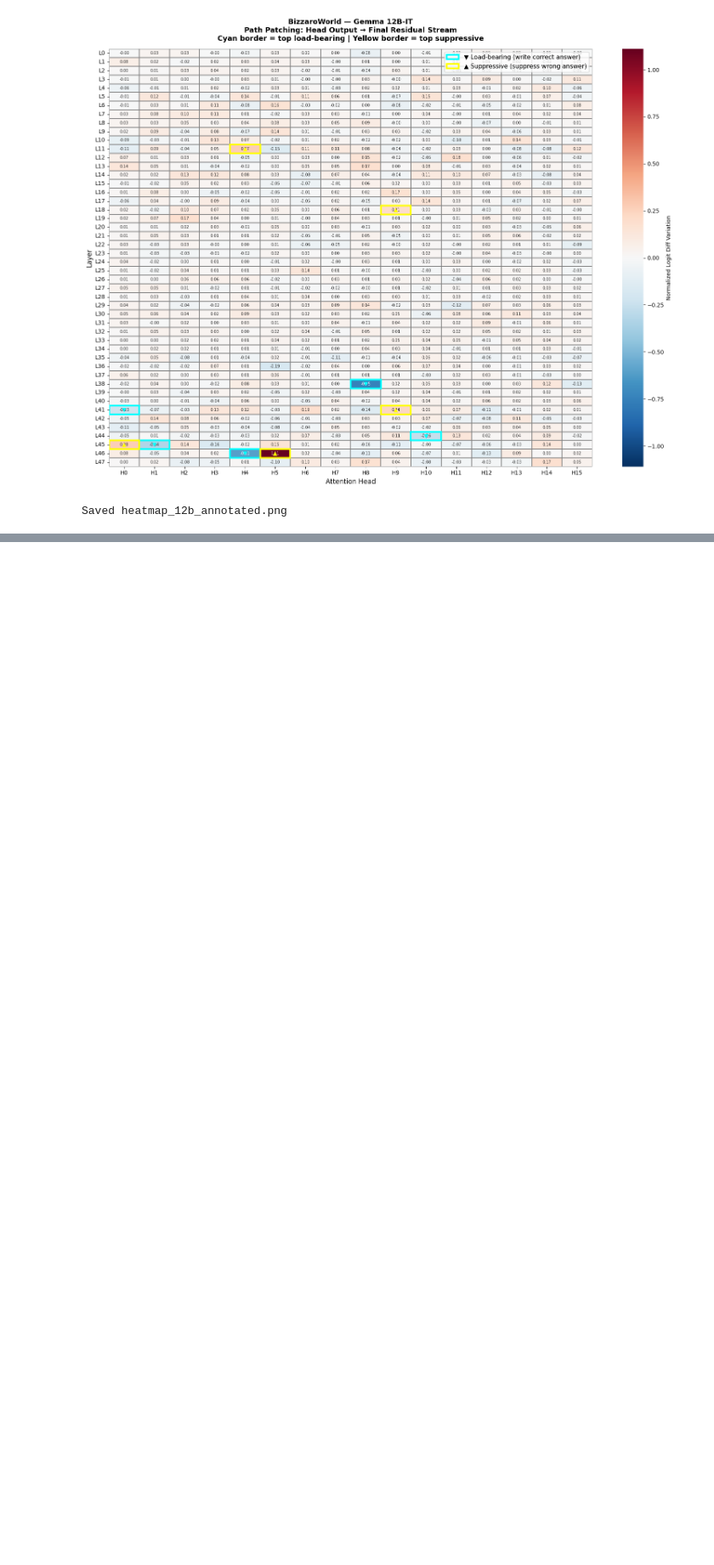
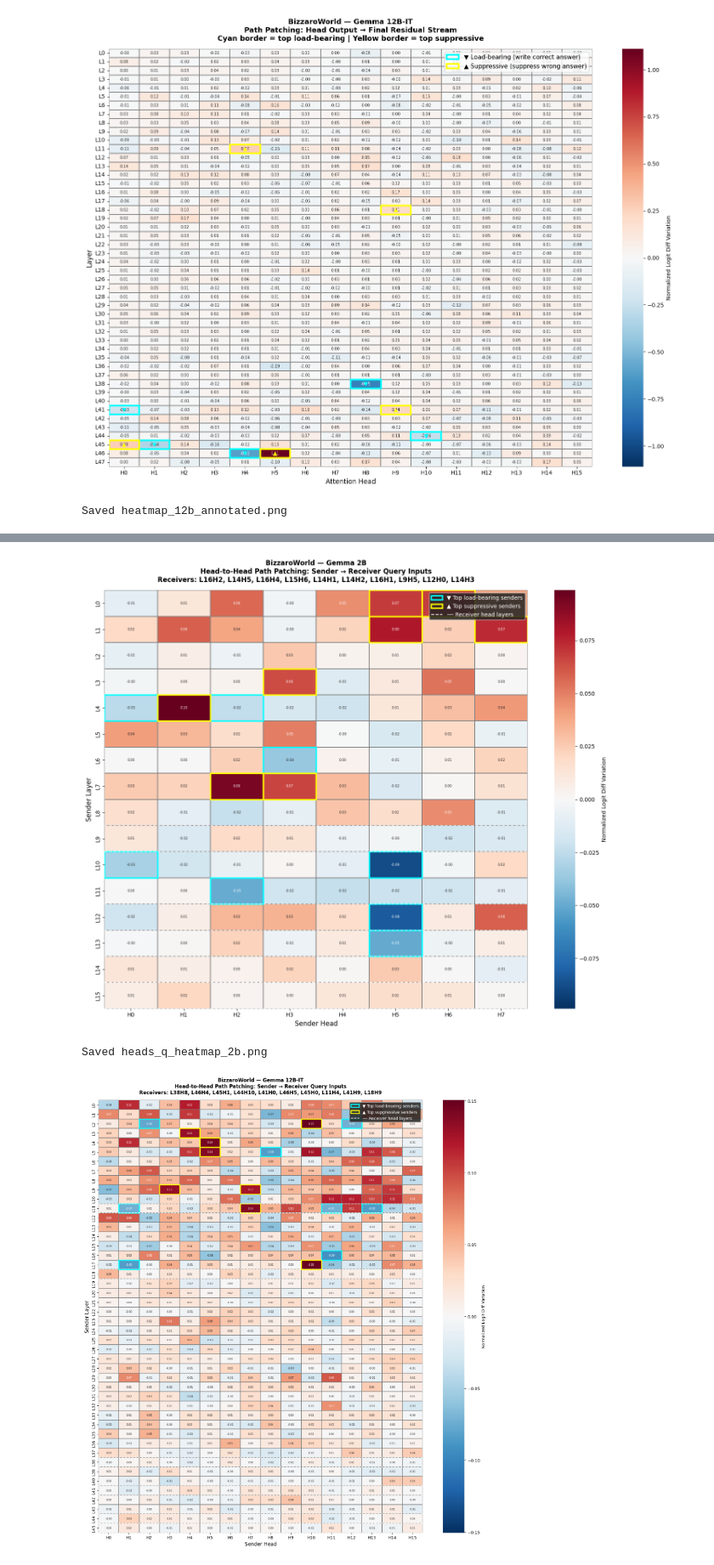
Before and after one commit to Azazel5/Bizzaro-World, a Jupyter notebook: path_patching/visualize.ipynb, the cells around one changed output, grey strips where cells are left out. Shown at 85% size. Drawn from its saved outputs; the diff is of its cells as text; code cells hidden in the pictures; blank space fills up the shorter version.

Commit message:
Cross scale head to head patching results

```diff
--- a/path_patching/visualize.ipynb
+++ b/path_patching/visualize.ipynb
@@ -362,0 +444,80 @@ Saved heatmap_12b_annotated.png
+# %%
+for tensor, model_name, filename, lb, sup, receivers in [
+    (heads_q_2b, "Gemma 2B", "heads_q_heatmap_2b.png",
+     lb_senders_2b, sup_senders_2b, receiver_2b),
+    (heads_q_12b, "Gemma 12B-IT", "heads_q_heatmap_12b.png",
+     lb_senders_12b, sup_senders_12b, receiver_12b),
+]:
+    n_layers, n_heads = tensor.shape
+    fig, ax = plt.subplots(figsize=(max(14, n_heads * 0.9), max(12, n_layers * 0.35)))
+    vmax = abs(tensor).max()
+
+    sns.heatmap(
+        tensor, ax=ax,
+        cmap="RdBu_r", center=0,
+        vmin=-vmax, vmax=vmax,
+        annot=(n_heads <= 16 and n_layers <= 50),
+        fmt=".2f",
+        annot_kws={"size": 6},
+        xticklabels=[f"H{i}" for i in range(n_heads)],
+        yticklabels=[f"L{i}" for i in range(n_layers)],
+        linewidths=0.2, linecolor="gray",
+        cbar_kws={"label": "Normalized Logit Diff Variation"}
+    )
+
+    # Mark top load-bearing senders with cyan border
+    for l, h, s in lb:
+        ax.add_patch(plt.Rectangle(
+            (h, l), 1, 1,
+            fill=False, edgecolor="cyan", lw=2.5
+        ))
+
+    # Mark top suppressive senders with yellow border
+    for l, h, s in sup:
+        ax.add_patch(plt.Rectangle(
+            (h, l), 1, 1,
+            fill=False, edgecolor="yellow", lw=2.5
+        ))
+
+    # Mark receiver layers with horizontal line
+    receiver_layers = sorted(set(l for l, h in receivers))
+    for rl in receiver_layers:
+        if rl < n_layers:
+            ax.axhline(y=rl, color="white", linestyle="--",
+                      linewidth=1.5, alpha=0.7)
+            ax.axhline(y=rl + 1, color="white", linestyle="--",
+                      linewidth=1.5, alpha=0.7)
+
+    # Legend
+    from matplotlib.patches import Patch
+    from matplotlib.lines import Line2D
+    legend_elements = [
+        Patch(facecolor="none", edgecolor="cyan", lw=2.5,
+              label="▼ Top load-bearing senders"),
+        Patch(facecolor="none", edgecolor="yellow", lw=2.5,
+              label="▲ Top suppressive senders"),
+        Line2D([0], [0], color="white", linestyle="--", lw=1.5,
+               label="── Receiver head layers"),
+    ]
+    ax.legend(handles=legend_elements, loc="upper right",
+              fontsize=10, framealpha=0.85,
+              facecolor="#222222", labelcolor="white")
+
+    receiver_str = ", ".join([f"L{l}H{h}" for l, h in receivers])
+    ax.set_title(
+        f"BizzaroWorld — {model_name}\n"
+        f"Head-to-Head Path Patching: Sender → Receiver Query Inputs\n"
+        f"Receivers: {receiver_str}",
+        fontsize=12, fontweight="bold", pad=15
+    )
+    ax.set_xlabel("Sender Head", fontsize=12)
+    ax.set_ylabel("Sender Layer", fontsize=12)
+
+    plt.tight_layout()
+    plt.savefig(VISUALS_DIR / filename, dpi=150, bbox_inches="tight")
+    plt.show()
+    print(f"Saved {filename}")
+# %% [output]
+[figure, added]
+Saved heads_q_heatmap_2b.png
+[figure, added]
```
Also changed, not shown: parts of 6 cells of this notebook, 5 other files.
